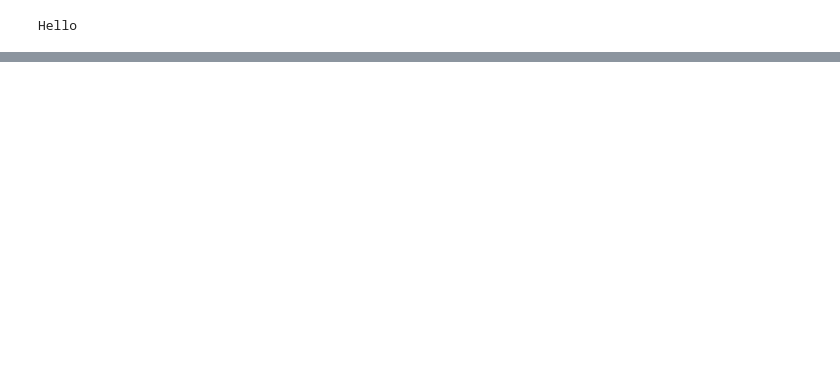
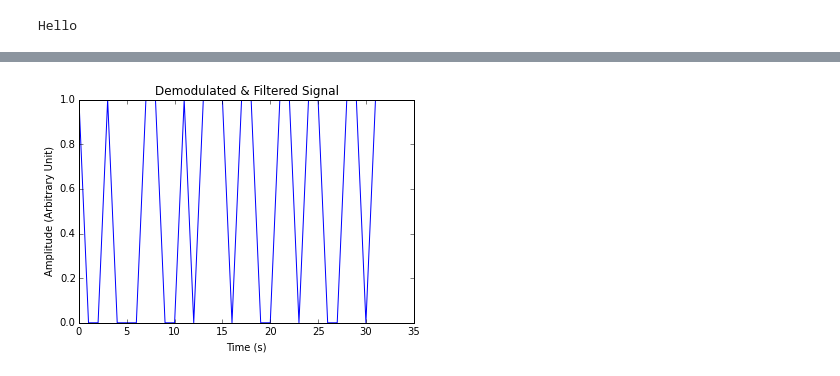
Before and after one commit to dinopants174/SigSysPS09, a Jupyter notebook: AcousticModemReceiver-NoPyAudio-KF.ipynb, the cells around one changed output, grey strips where cells are left out. Saved outputs shown, nothing was run; the diff lists cells and outputs as text; code cells hidden in the pictures; blank space fills up the shorter version.

```diff
--- a/AcousticModemReceiver-NoPyAudio-KF.ipynb
+++ b/AcousticModemReceiver-NoPyAudio-KF.ipynb
@@ -229,0 +246,10 @@ mplib.show()
+# %%
+b=mplib.figure()
+ax = b.add_subplot(111)
+ax.set_title('Demodulated & Filtered Signal')
+ax.set_xlabel('Time (s)')
+ax.set_ylabel('Amplitude (Arbitrary Unit)')
+mplib.plot(bits)
+mplib.show()
+# %% [output]
+[figure, added]
```
Also changed, not shown: parts of 7 cells of this notebook.
